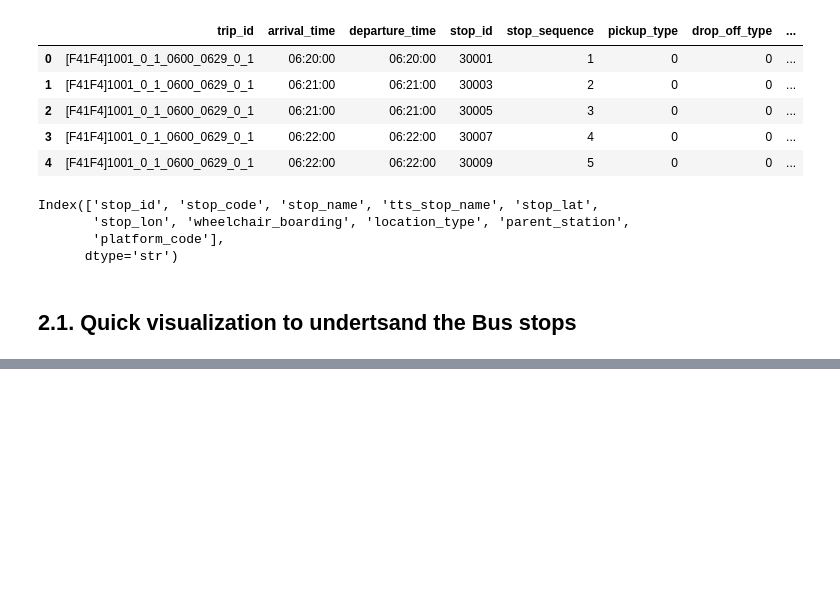
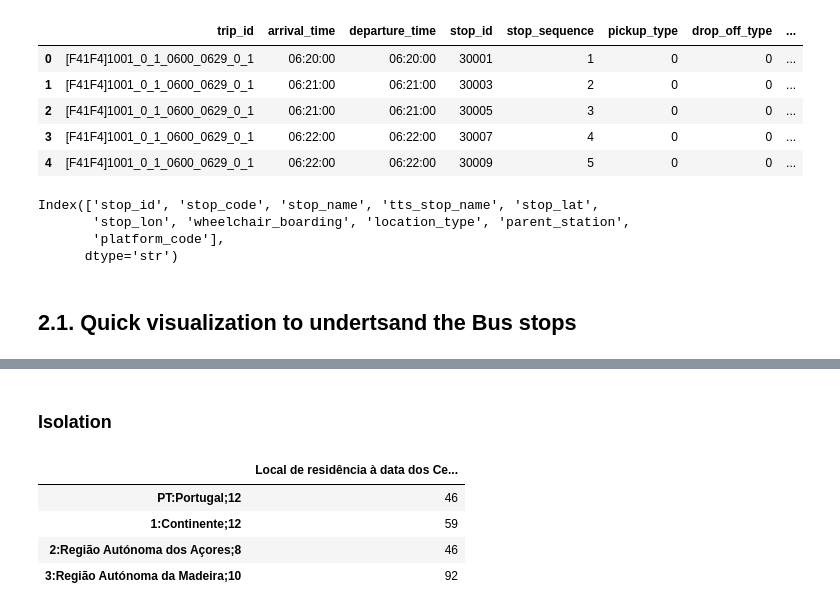
Before and after one commit to anacaleiro/GeoSpatial_Analytics-, a Jupyter notebook: EDA.ipynb, the cells around one changed output, grey strips where cells are left out. Drawn from its saved outputs; the diff is of its cells as text; code cells hidden in the pictures; blank space fills up the shorter version.

```diff
--- a/EDA.ipynb
+++ b/EDA.ipynb
@@ -168,0 +175,2 @@ fig.show()
+# %%
+isolation_index= pd.read_csv("Census\ine_indicador_Proporção (%) de agregados domésticos privados.csv", sep=",")
@@ -168,0 +203,10 @@ fig.show()
+# %% [markdown]
+### Isolation
+# %%
+isolation_index.head()
+# %% [output]
+|  | Local de residência à data dos Ce... |
+| PT:Portugal;12 | 46 |
+| 1:Continente;12 | 59 |
+| 2:Região Autónoma dos Açores;8 | 46 |
+| 3:Região Autónoma da Madeira;10 | 92 |
```
Also changed, not shown: parts of 14 cells of this notebook, 2 other files.
